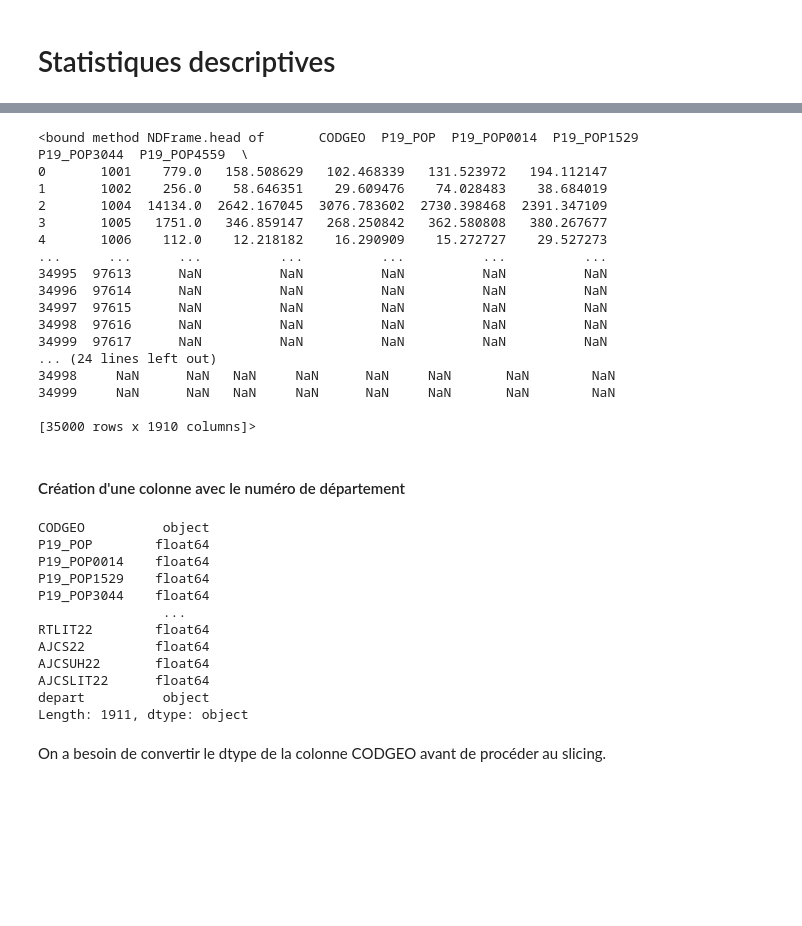
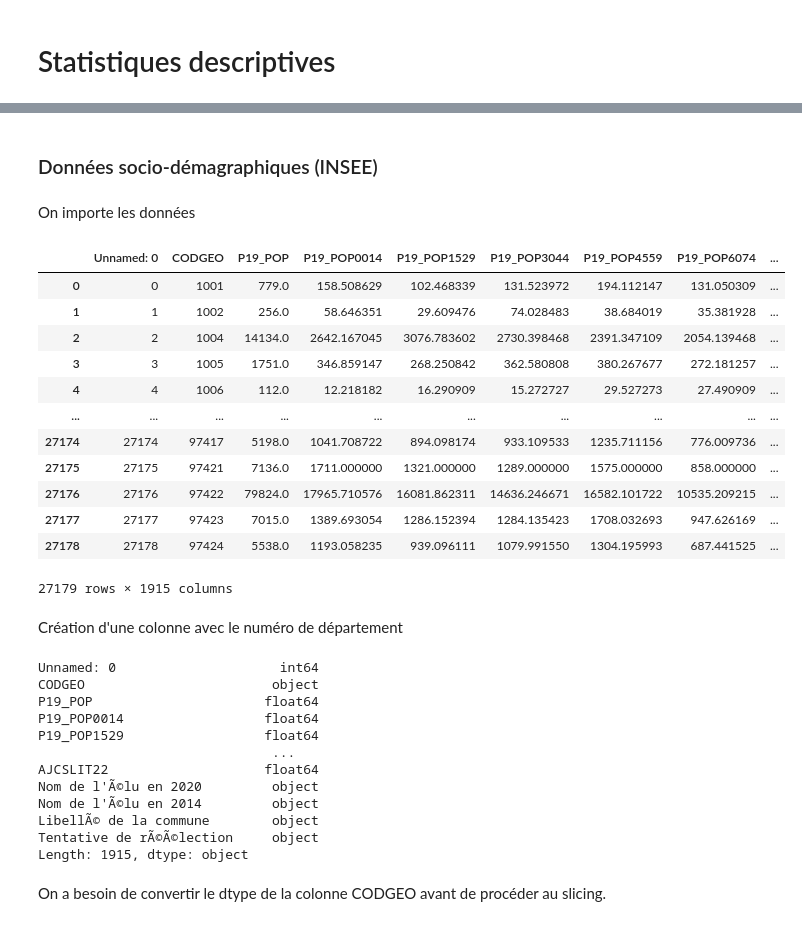
Before and after one commit to HenrideT/Projet_Python, a Jupyter notebook: statistiques_descriptives.ipynb, the cells around one changed output, grey strips where cells are left out. Saved outputs shown, nothing was run; the diff lists cells and outputs as text; code cells hidden in the pictures; blank space fills up the shorter version.

```diff
--- a/statistiques_descriptives.ipynb
+++ b/statistiques_descriptives.ipynb
@@ -30,42 +59,42 @@ import geopandas as gpd
+# %% [markdown]
+### Données socio-démagraphiques (INSEE)
+# %% [markdown]
+On importe les données
 # %%
-insee = pd.read_csv(filepath_or_buffer='INSEE/dossier_complet.csv', encoding='l5', sep=';')
+data = pd.read_csv(filepath_or_buffer='Données élections et INSEE.csv', encoding='l5', sep=',')
-# %%
-insee.head
-# %% [output]
-<bound method NDFrame.head of       CODGEO  P19_POP  P19_POP0014  P19_POP1529  P19_POP3044  P19_POP4559  \
-0       1001    779.0   158.508629   102.468339   131.523972   194.112147
-1       1002    256.0    58.646351    29.609476    74.028483    38.684019
-2       1004  14134.0  2642.167045  3076.783602  2730.398468  2391.347109
-3       1005   1751.0   346.859147   268.250842   362.580808   380.267677
-4       1006    112.0    12.218182    16.290909    15.272727    29.527273
-...      ...      ...          ...          ...          ...          ...
-34995  97613      NaN          NaN          NaN          NaN          NaN
-34996  97614      NaN          NaN          NaN          NaN          NaN
-34997  97615      NaN          NaN          NaN          NaN          NaN
-34998  97616      NaN          NaN          NaN          NaN          NaN
-34999  97617      NaN          NaN          NaN          NaN          NaN
-... (24 lines left out)
-34998     NaN      NaN   NaN     NaN      NaN     NaN       NaN        NaN
-34999     NaN      NaN   NaN     NaN      NaN     NaN       NaN        NaN
-
-[35000 rows x 1910 columns]>
+# %%
+data
+# %% [output]
+|  | Unnamed: 0 | CODGEO | P19_POP | P19_POP0014 | P19_POP1529 | P19_POP3044 | P19_POP4559 | P19_POP6074 | ... |
+| 0 | 0 | 1001 | 779.0 | 158.508629 | 102.468339 | 131.523972 | 194.112147 | 131.050309 | ... |
+| 1 | 1 | 1002 | 256.0 | 58.646351 | 29.609476 | 74.028483 | 38.684019 | 35.381928 | ... |
+| 2 | 2 | 1004 | 14134.0 | 2642.167045 | 3076.783602 | 2730.398468 | 2391.347109 | 2054.139468 | ... |
+| 3 | 3 | 1005 | 1751.0 | 346.859147 | 268.250842 | 362.580808 | 380.267677 | 272.181257 | ... |
+| 4 | 4 | 1006 | 112.0 | 12.218182 | 16.290909 | 15.272727 | 29.527273 | 27.490909 | ... |
+| ... | ... | ... | ... | ... | ... | ... | ... | ... | ... |
+| 27174 | 27174 | 97417 | 5198.0 | 1041.708722 | 894.098174 | 933.109533 | 1235.711156 | 776.009736 | ... |
+| 27175 | 27175 | 97421 | 7136.0 | 1711.000000 | 1321.000000 | 1289.000000 | 1575.000000 | 858.000000 | ... |
+| 27176 | 27176 | 97422 | 79824.0 | 17965.710576 | 16081.862311 | 14636.246671 | 16582.101722 | 10535.209215 | ... |
+| 27177 | 27177 | 97423 | 7015.0 | 1389.693054 | 1286.152394 | 1284.135423 | 1708.032693 | 947.626169 | ... |
+| 27178 | 27178 | 97424 | 5538.0 | 1193.058235 | 939.096111 | 1079.991550 | 1304.195993 | 687.441525 | ... |
+27179 rows × 1915 columns
 # %% [markdown]
-#### Création d'une colonne avec le numéro de département
+Création d'une colonne avec le numéro de département
 # %%
-insee.dtypes
+data.dtypes
 # %% [output]
-CODGEO          object
-P19_POP        float64
-P19_POP0014    float64
-P19_POP1529    float64
-P19_POP3044    float64
-                ...
-RTLIT22        float64
-AJCS22         float64
-AJCSUH22       float64
-AJCSLIT22      float64
-depart          object
-Length: 1911, dtype: object
+Unnamed: 0                     int64
+CODGEO                        object
+P19_POP                      float64
+P19_POP0014                  float64
+P19_POP1529                  float64
+                              ...
+AJCSLIT22                    float64
+Nom de l'Ã©lu en 2020         object
+Nom de l'Ã©lu en 2014         object
+LibellÃ© de la commune        object
+Tentative de rÃ©Ã©lection     object
+Length: 1915, dtype: object
 # %% [markdown]
 On a besoin de convertir le dtype de la colonne CODGEO avant de procéder au slicing.
 # %%
```
Also changed, not shown: parts of 22 cells of this notebook.
